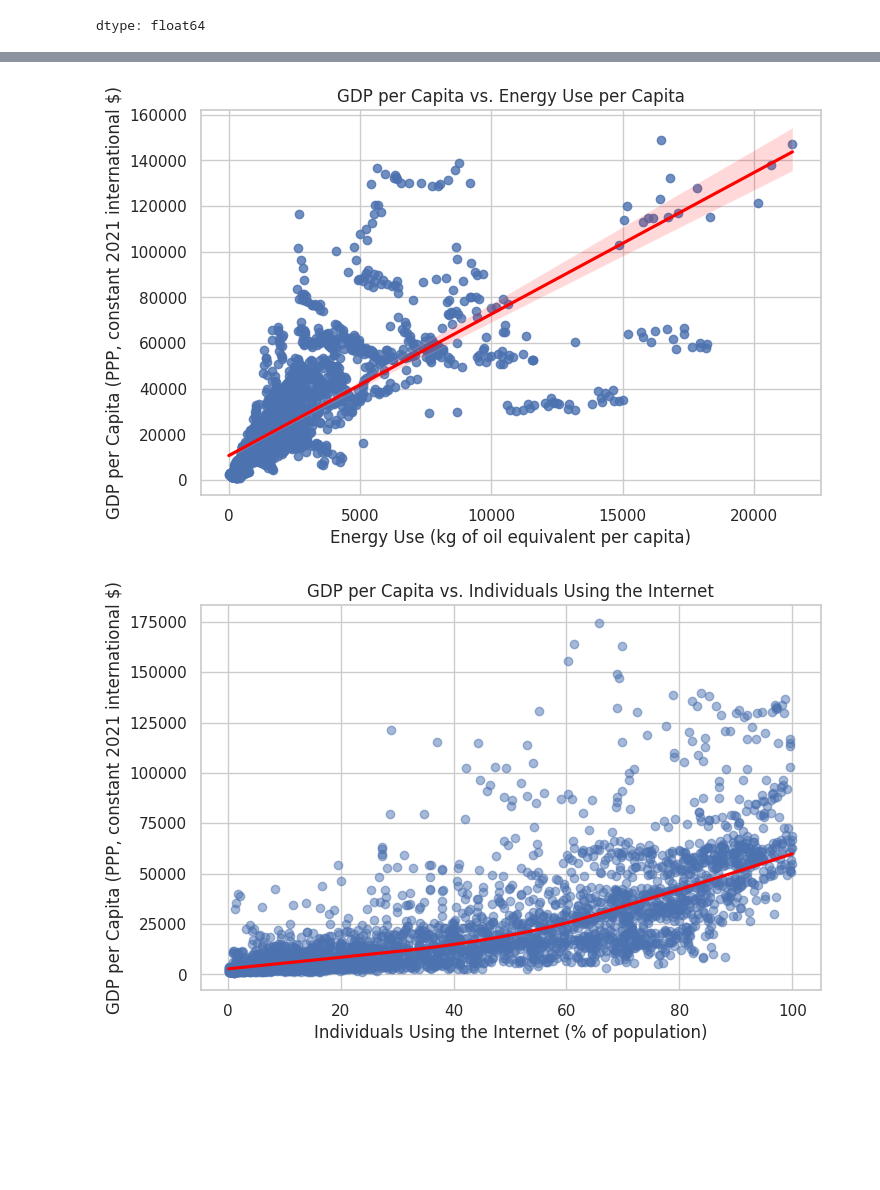
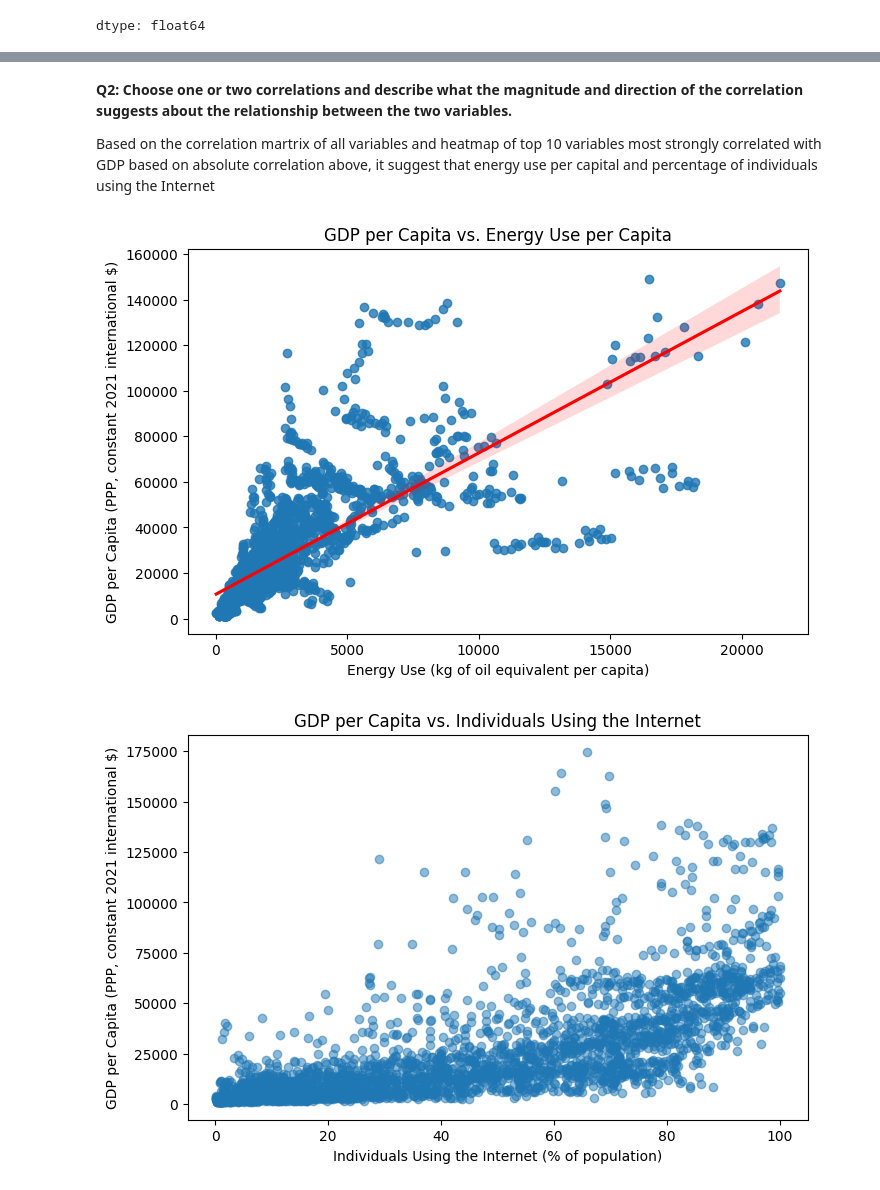
Before and after one commit to abijeet-dhillon/data601_project, a Jupyter notebook: notebooks/DATA601_Project.ipynb, the cells around one changed output, grey strips where cells are left out. Cells and saved outputs as stored; diff of their text form; code cells hidden in the pictures; blank space fills up the shorter version.

```diff
--- a/notebooks/DATA601_Project.ipynb
+++ b/notebooks/DATA601_Project.ipynb
@@ -487,18 +448,0 @@ There are a few ways our data could come off as mis-leading on a graph that coul
-# %%
-# GPD per capita - Histogram (4 sub-graph 2006/2011/2016/2021)
-selected_years = [2006, 2011, 2016, 2021]
-sns.set_theme(style="whitegrid")
-fig,axes = plt.subplots(2, 2, figsize = (14, 10))
-
-for ax, year in zip(axes.flat, selected_years):
-  yearly_data = df_final[df_final["Year"] == year]
-
-  sns.histplot(data = yearly_data, x = "GDP per capita, PPP (constant 2021 international $)", bins = 30, kde = True, ax = ax)
-
-  ax.set_title(f"GDP per Capita - {year}")
-  ax.set_xlabel("GDP per Capita, PPP (constant 2021 international $)")
-  ax.set_ylabel("Number of Countries")
-
-plt.suptitle("Distribution of GDP per Capita")
-plt.tight_layout()
-plt.show()
@@ -739,3 +538,7 @@ plt.show()
+# %% [markdown]
+**Q2: Choose one or two correlations and describe what the magnitude and direction of the correlation suggests about the relationship between the two variables.**
+
+Based on the correlation martrix of all variables and heatmap of top 10 variables most strongly correlated with GDP based on absolute correlation above, it suggest that energy use per capital and percentage of individuals using the Internet
 # %%
 #Scatter Plot: GDP per capital vs. Energy use per capital
 plt.figure(figsize=(8, 5))
@@ -751,22 +554,21 @@ plt.title("GDP per Capita vs. Energy Use per Capita")
 
 plt.show()
 # %% [output]
-[figure, old version]
+[figure, new version]
 # %%
 #Scatter Plot: GDP per capital vs. % of individuals using the Internet
 plt.figure(figsize=(8, 5))
 
-sns.regplot(data=df_final,
-            x='Individuals using the Internet (% of population)',
-            y=gdp,
-            lowess=True,
-            scatter_kws={"alpha": 0.5},
-            line_kws={"color": "red"})
+plt.scatter(
+    df_final['Individuals using the Internet (% of population)'],
+    df_final[gdp],
+    alpha=0.5
+)
 
 plt.xlabel("Individuals Using the Internet (% of population)")
 plt.ylabel("GDP per Capita (PPP, constant 2021 international $)")
 plt.title("GDP per Capita vs. Individuals Using the Internet")
 
 plt.show()
 # %% [output]
-[figure, old version]
+[figure, new version]
```
Also changed, not shown: parts of 35 cells of this notebook.
